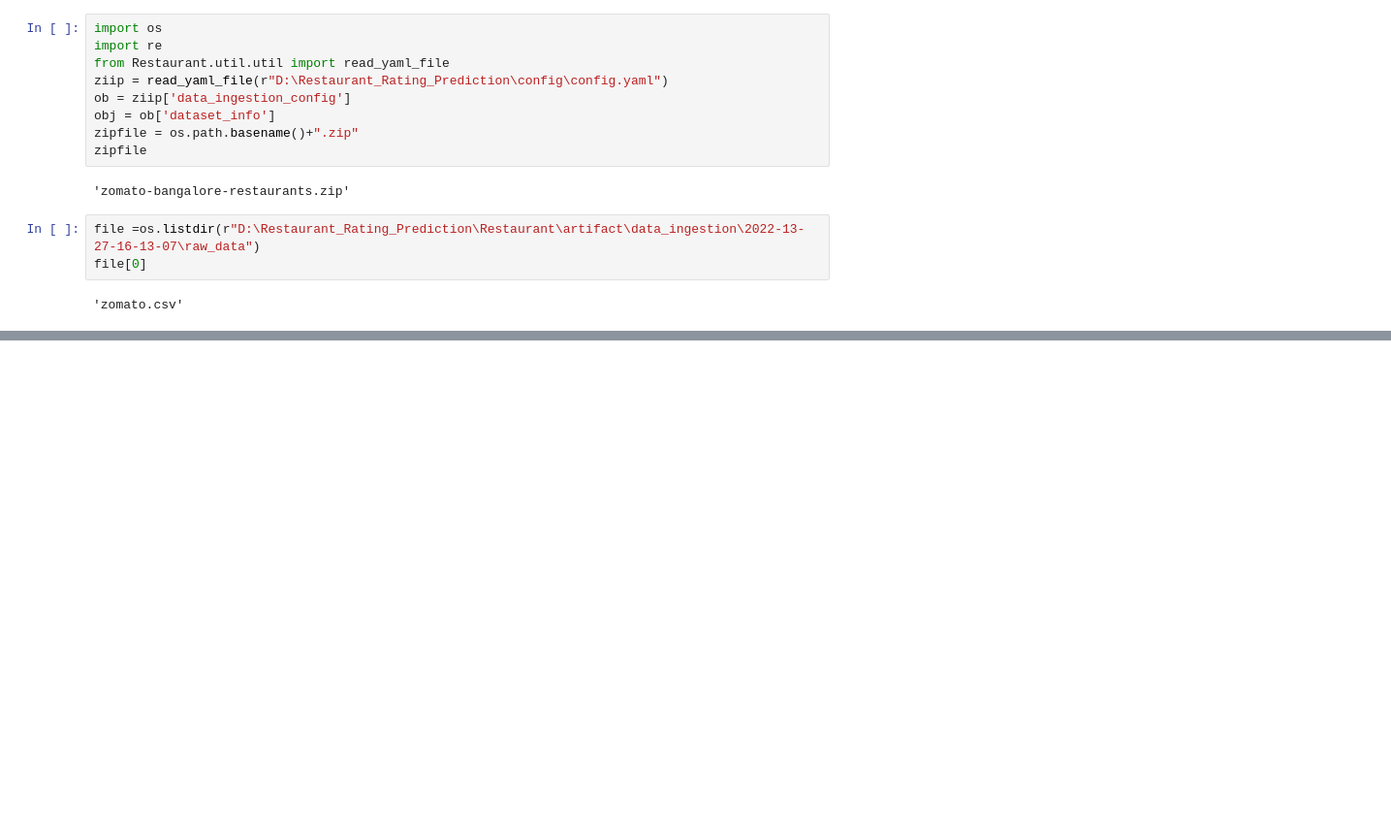
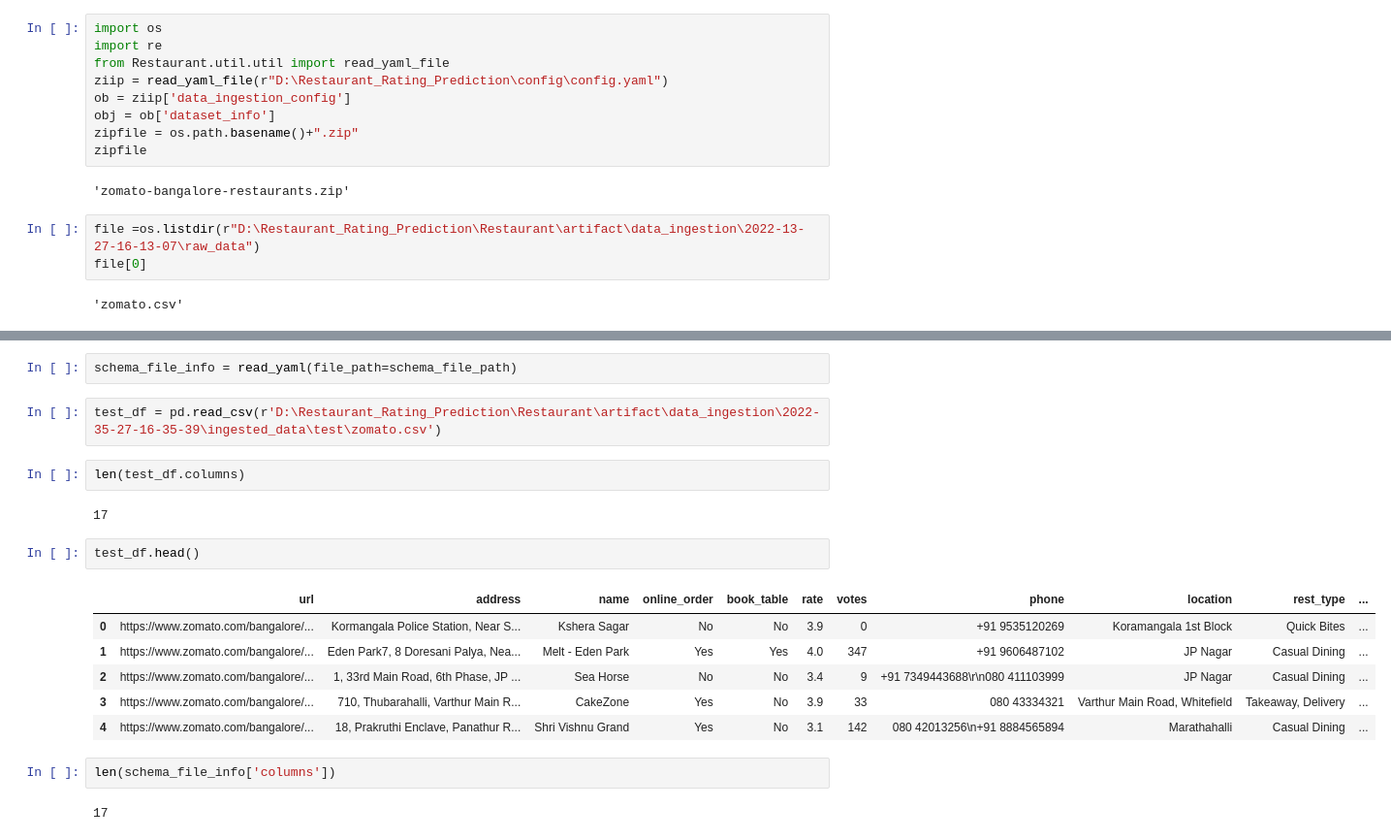
Before and after one commit to shaikshan/Restaurant_Rating_Prediction, a Jupyter notebook: notebook/example.ipynb, the cells around one changed output, grey strips where cells are left out. Shown: that part at 97% size. Drawn from its saved outputs; the diff is of its cells as text; blank space fills up the shorter version.

```diff
--- a/notebook/example.ipynb
+++ b/notebook/example.ipynb
@@ -76,0 +111,21 @@ file[0]
+# %%
+schema_file_info = read_yaml(file_path=schema_file_path)
+# %%
+test_df = pd.read_csv(r'D:\Restaurant_Rating_Prediction\Restaurant\artifact\data_ingestion\2022-35-27-16-35-39\ingested_data\test\zomato.csv')
+# %%
+len(test_df.columns)
+# %% [output]
+17
+# %%
+test_df.head()
+# %% [output]
+|  | url | address | name | online_order | book_table | rate | votes | phone | location | rest_type | ... |
+| 0 | https://www.zomato.com/bangalore/... | Kormangala Police Station, Near S... | Kshera Sagar | No | No | 3.9 | 0 | +91 9535120269 | Koramangala 1st Block | Quick Bites | ... |
+| 1 | https://www.zomato.com/bangalore/... | Eden Park7, 8 Doresani Palya, Nea... | Melt - Eden Park | Yes | Yes | 4.0 | 347 | +91 9606487102 | JP Nagar | Casual Dining | ... |
+| 2 | https://www.zomato.com/bangalore/... | 1, 33rd Main Road, 6th Phase, JP ... | Sea Horse | No | No | 3.4 | 9 | +91 7349443688\r\n080 411103999 | JP Nagar | Casual Dining | ... |
+| 3 | https://www.zomato.com/bangalore/... | 710, Thubarahalli, Varthur Main R... | CakeZone | Yes | No | 3.9 | 33 | 080 43334321 | Varthur Main Road, Whitefield | Takeaway, Delivery | ... |
+| 4 | https://www.zomato.com/bangalore/... | 18, Prakruthi Enclave, Panathur R... | Shri Vishnu Grand | Yes | No | 3.1 | 142 | 080 42013256\n+91 8884565894 | Marathahalli | Casual Dining | ... |
+# %%
+len(schema_file_info['columns'])
+# %% [output]
+17
```
Also changed, not shown: parts of 39 cells of this notebook, 8 other files.
